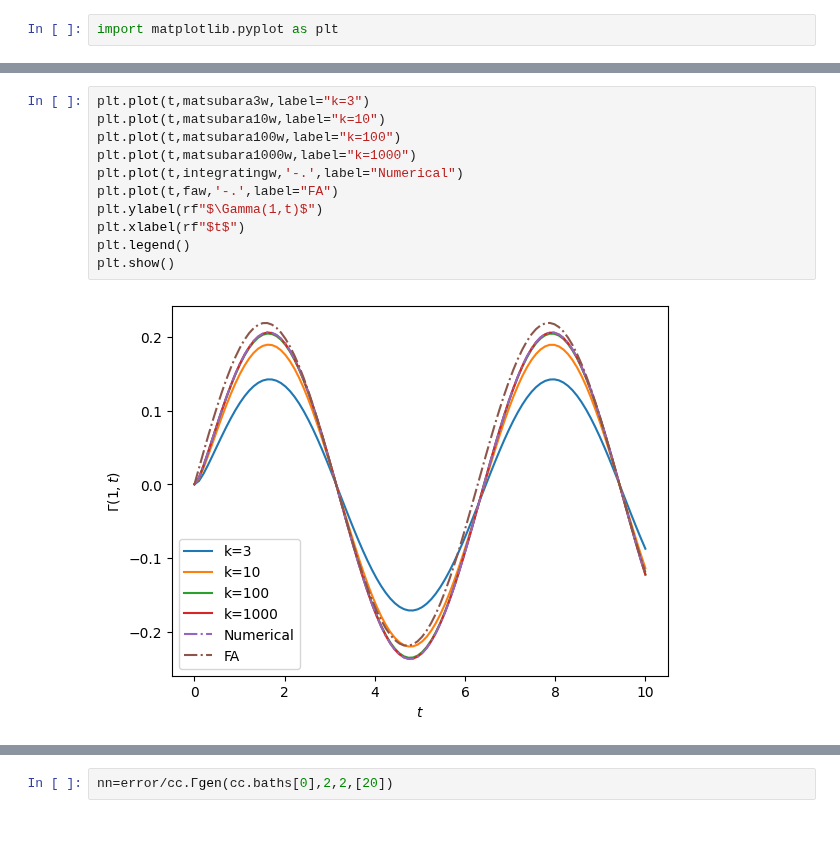
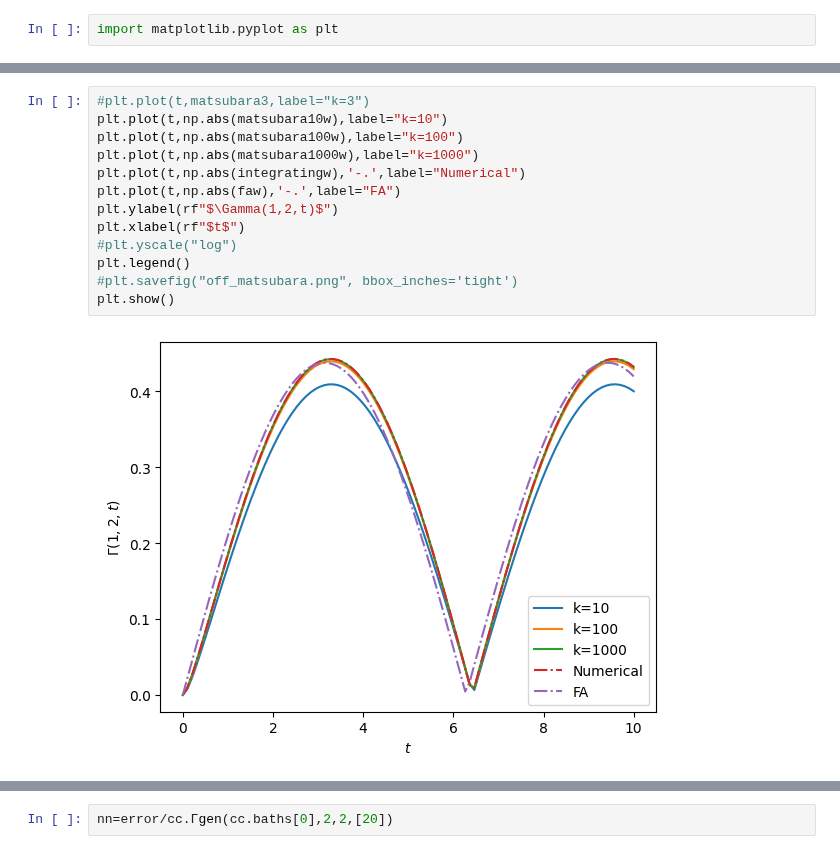
Before and after one commit to mcditoos/NonMarkovianMethods, a Jupyter notebook: nmm/cumulant/testing.ipynb, the cells around one changed output, grey strips where cells are left out. Drawn from its saved outputs; the diff is of its cells as text.

Commit message:
matsubara stuff

```diff
--- a/nmm/cumulant/testing.ipynb
+++ b/nmm/cumulant/testing.ipynb
@@ -121,13 +152,15 @@ plt.show()
 # %%
-plt.plot(t,matsubara3w,label="k=3")
-plt.plot(t,matsubara10w,label="k=10")
-plt.plot(t,matsubara100w,label="k=100")
-plt.plot(t,matsubara1000w,label="k=1000")
-plt.plot(t,integratingw,'-.',label="Numerical")
-plt.plot(t,faw,'-.',label="FA")
-plt.ylabel(rf"$\Gamma(1,t)$")
+#plt.plot(t,matsubara3,label="k=3")
+plt.plot(t,np.abs(matsubara10w),label="k=10")
+plt.plot(t,np.abs(matsubara100w),label="k=100")
+plt.plot(t,np.abs(matsubara1000w),label="k=1000")
+plt.plot(t,np.abs(integratingw),'-.',label="Numerical")
+plt.plot(t,np.abs(faw),'-.',label="FA")
+plt.ylabel(rf"$\Gamma(1,2,t)$")
 plt.xlabel(rf"$t$")
+#plt.yscale("log")
 plt.legend()
+#plt.savefig("off_matsubara.png", bbox_inches='tight')
 plt.show()
 # %% [output]
-[figure, old version]
+[figure, new version]
```
Also changed, not shown: parts of 5 cells of this notebook.
